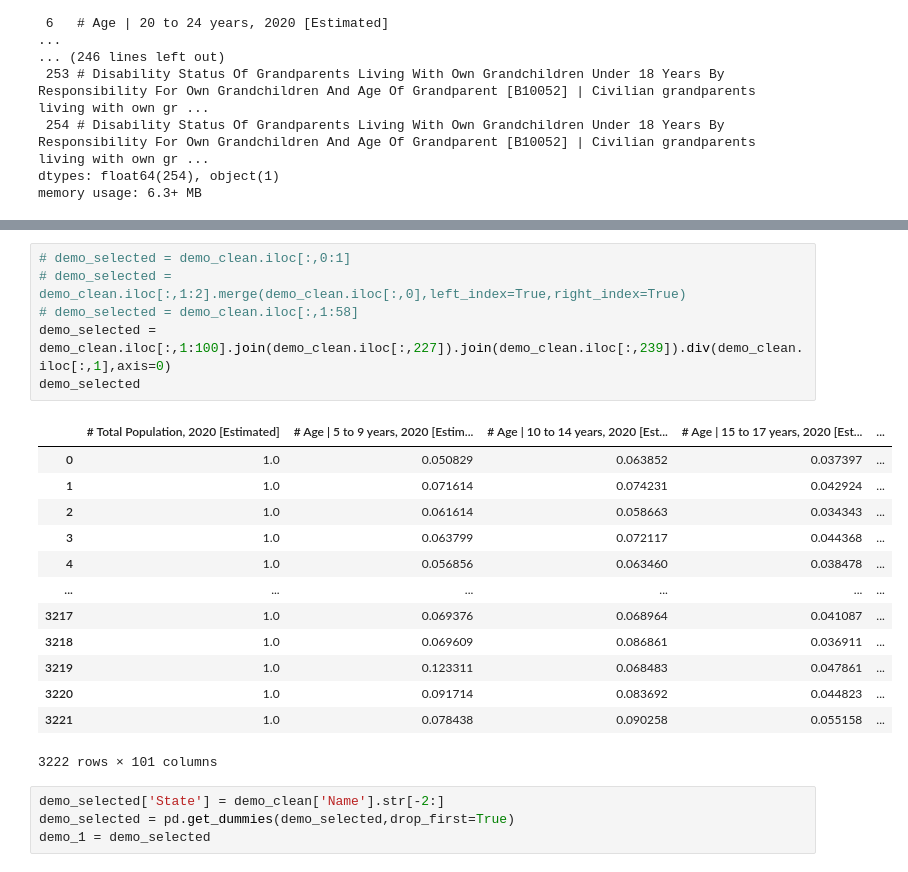
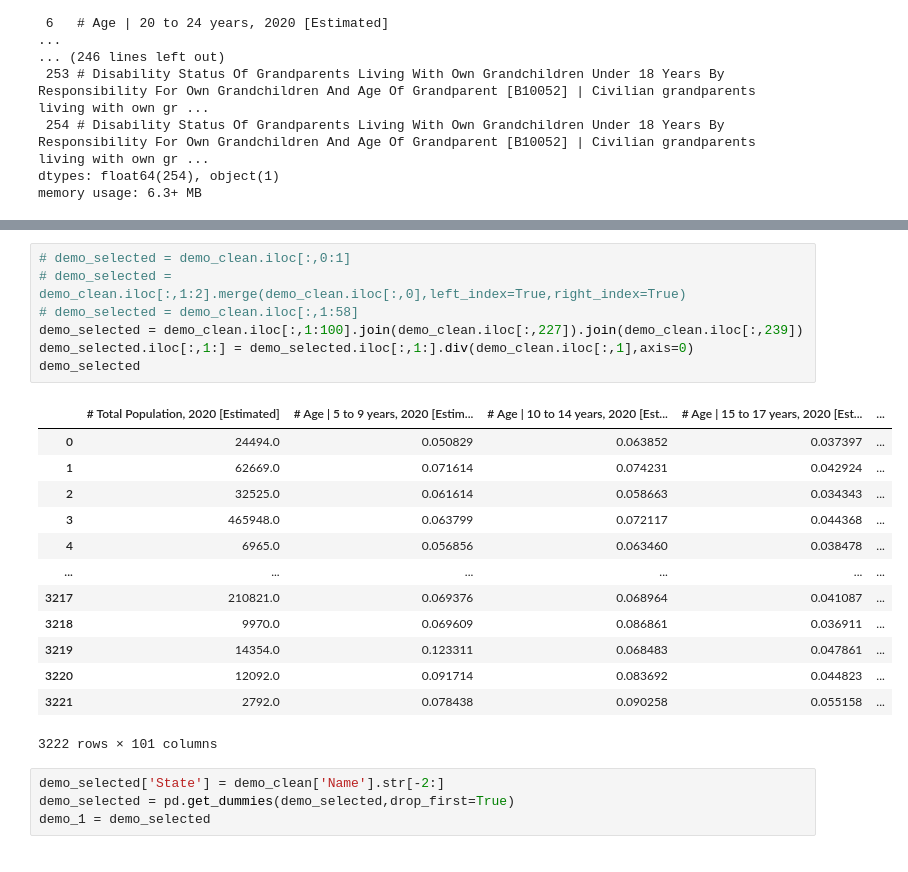
Before and after one commit to zedian/CS229-FinalProject, a Jupyter notebook: pre-processing.ipynb, the cells around one changed output, grey strips where cells are left out. Saved outputs shown, nothing was run; the diff lists cells and outputs as text.

```diff
--- a/pre-processing.ipynb
+++ b/pre-processing.ipynb
@@ -208,22 +190,23 @@ memory usage: 1.5 MB
 # %%
 # demo_selected = demo_clean.iloc[:,0:1]
 # demo_selected = demo_clean.iloc[:,1:2].merge(demo_clean.iloc[:,0],left_index=True,right_index=True)
 # demo_selected = demo_clean.iloc[:,1:58]
-demo_selected = demo_clean.iloc[:,1:100].join(demo_clean.iloc[:,227]).join(demo_clean.iloc[:,239]).div(demo_clean.iloc[:,1],axis=0)
+demo_selected = demo_clean.iloc[:,1:100].join(demo_clean.iloc[:,227]).join(demo_clean.iloc[:,239])
+demo_selected.iloc[:,1:] = demo_selected.iloc[:,1:].div(demo_clean.iloc[:,1],axis=0)
 demo_selected
 # %% [output]
 |  | # Total Population, 2020 [Estimated] | # Age | 5 to 9 years, 2020 [Estim... | # Age | 10 to 14 years, 2020 [Est... | # Age | 15 to 17 years, 2020 [Est... | ... |
-| 0 | 1.0 | 0.050829 | 0.063852 | 0.037397 | ... |
-| 1 | 1.0 | 0.071614 | 0.074231 | 0.042924 | ... |
-| 2 | 1.0 | 0.061614 | 0.058663 | 0.034343 | ... |
-| 3 | 1.0 | 0.063799 | 0.072117 | 0.044368 | ... |
-| 4 | 1.0 | 0.056856 | 0.063460 | 0.038478 | ... |
+| 0 | 24494.0 | 0.050829 | 0.063852 | 0.037397 | ... |
+| 1 | 62669.0 | 0.071614 | 0.074231 | 0.042924 | ... |
+| 2 | 32525.0 | 0.061614 | 0.058663 | 0.034343 | ... |
+| 3 | 465948.0 | 0.063799 | 0.072117 | 0.044368 | ... |
+| 4 | 6965.0 | 0.056856 | 0.063460 | 0.038478 | ... |
 | ... | ... | ... | ... | ... | ... |
-| 3217 | 1.0 | 0.069376 | 0.068964 | 0.041087 | ... |
-| 3218 | 1.0 | 0.069609 | 0.086861 | 0.036911 | ... |
-| 3219 | 1.0 | 0.123311 | 0.068483 | 0.047861 | ... |
-| 3220 | 1.0 | 0.091714 | 0.083692 | 0.044823 | ... |
-| 3221 | 1.0 | 0.078438 | 0.090258 | 0.055158 | ... |
+| 3217 | 210821.0 | 0.069376 | 0.068964 | 0.041087 | ... |
+| 3218 | 9970.0 | 0.069609 | 0.086861 | 0.036911 | ... |
+| 3219 | 14354.0 | 0.123311 | 0.068483 | 0.047861 | ... |
+| 3220 | 12092.0 | 0.091714 | 0.083692 | 0.044823 | ... |
+| 3221 | 2792.0 | 0.078438 | 0.090258 | 0.055158 | ... |
 3222 rows × 101 columns
 # %%
 demo_selected['State'] = demo_clean['Name'].str[-2:]
```
Also changed, not shown: parts of 3 cells of this notebook, 8 other files.
